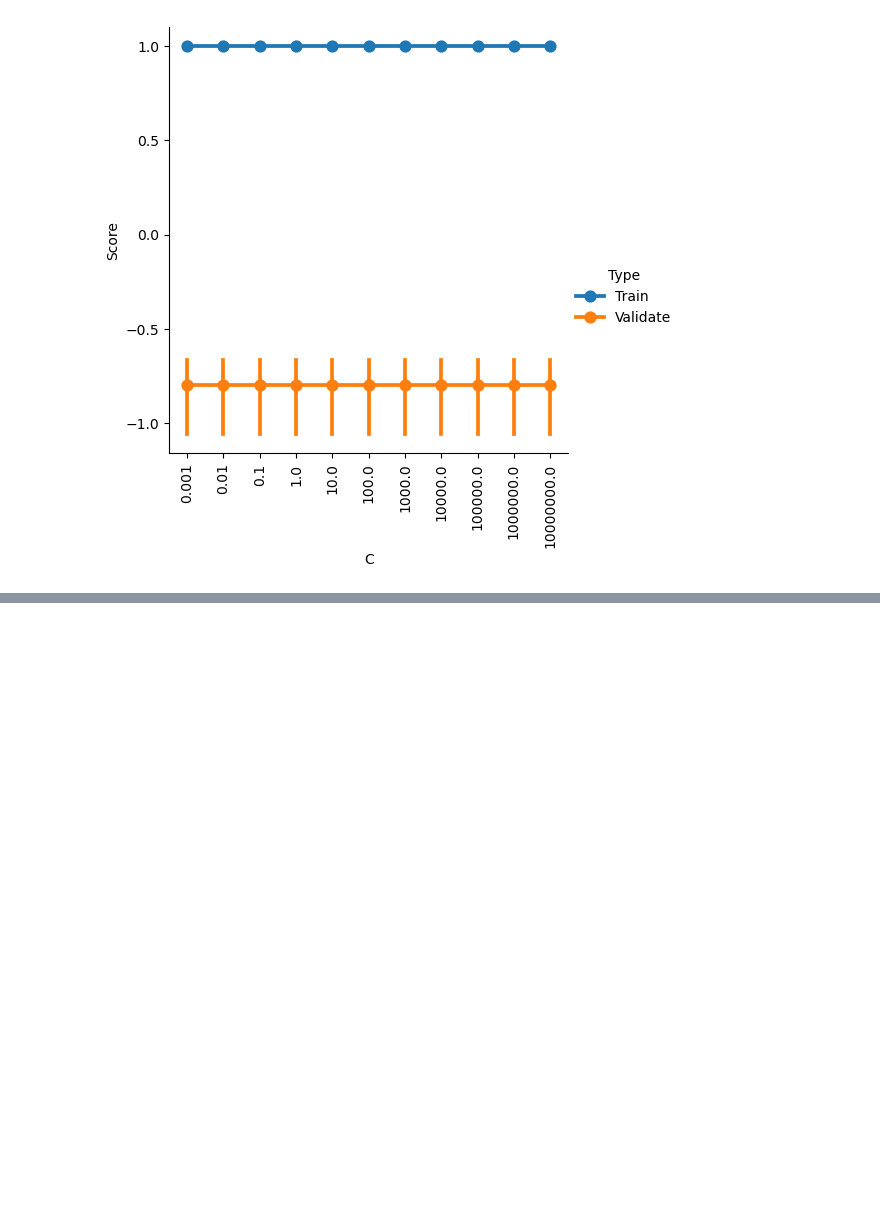
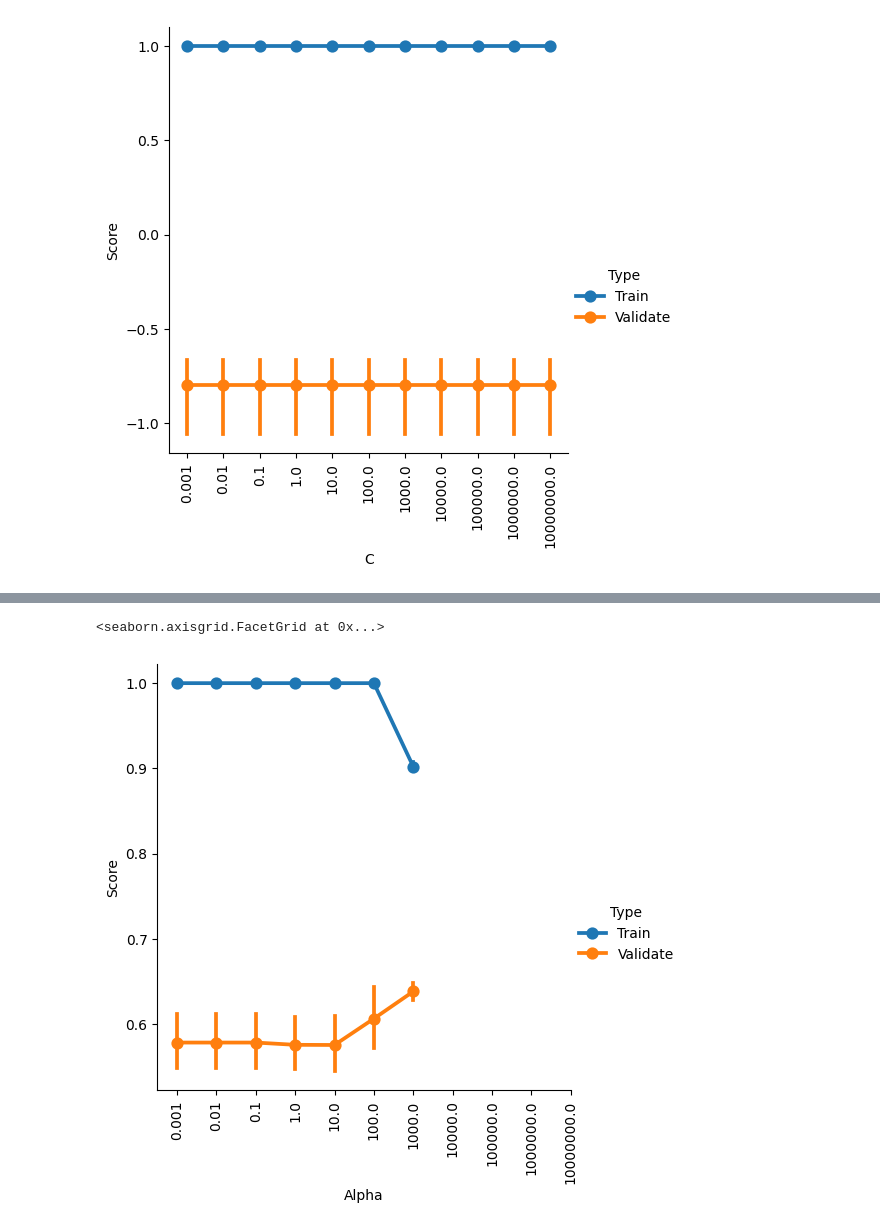
Before and after one commit to brainhack-school2026/Liu_project, a Jupyter notebook: ABIDE_classification.ipynb, the cells around one changed output, grey strips where cells are left out. Saved outputs shown, nothing was run; the diff lists cells and outputs as text; code cells hidden in the pictures; blank space fills up the shorter version.

```diff
--- a/ABIDE_classification.ipynb
+++ b/ABIDE_classification.ipynb
@@ -286,0 +412,11 @@ g.set_xticklabels(C_range, rotation=90)
+# %%
+rc = RidgeClassifier(random_state = 42)
+# %%
+#  CV to find the best alpha
+alpha_range = 10. ** np.arange(-2, 5)
+
+train_scores, valid_scores = validation_curve(rc, X_train_scl, y_train,
+                                              param_name= "alpha",
+                                              param_range = alpha_range,
+                                              cv=5,
+                                              scoring='f1_macro')
@@ -286,0 +433,11 @@ g.set_xticklabels(C_range, rotation=90)
+# %%
+tScores = pd.DataFrame(train_scores).stack().reset_index()
+tScores.columns = ['Alpha','Fold','Score']
+tScores.loc[:,'Type'] = ['Train' for x in range(len(tScores))]
+
+vScores = pd.DataFrame(valid_scores).stack().reset_index()
+vScores.columns = ['Alpha','Fold','Score']
+vScores.loc[:,'Type'] = ['Validate' for x in range(len(vScores))]
+
+ValCurves = pd.concat([tScores,vScores]).reset_index(drop=True)
+ValCurves.head()
@@ -286,0 +451,7 @@ g.set_xticklabels(C_range, rotation=90)
+# %%
+g = sns.catplot(x='Alpha',y='Score',hue='Type',data=ValCurves,kind='point')
+plt.xticks(range(11))
+g.set_xticklabels(C_range, rotation=90)
+# %% [output]
+<seaborn.axisgrid.FacetGrid at 0x...>
+[figure, added]
```
Also changed, not shown: parts of 27 cells of this notebook.
